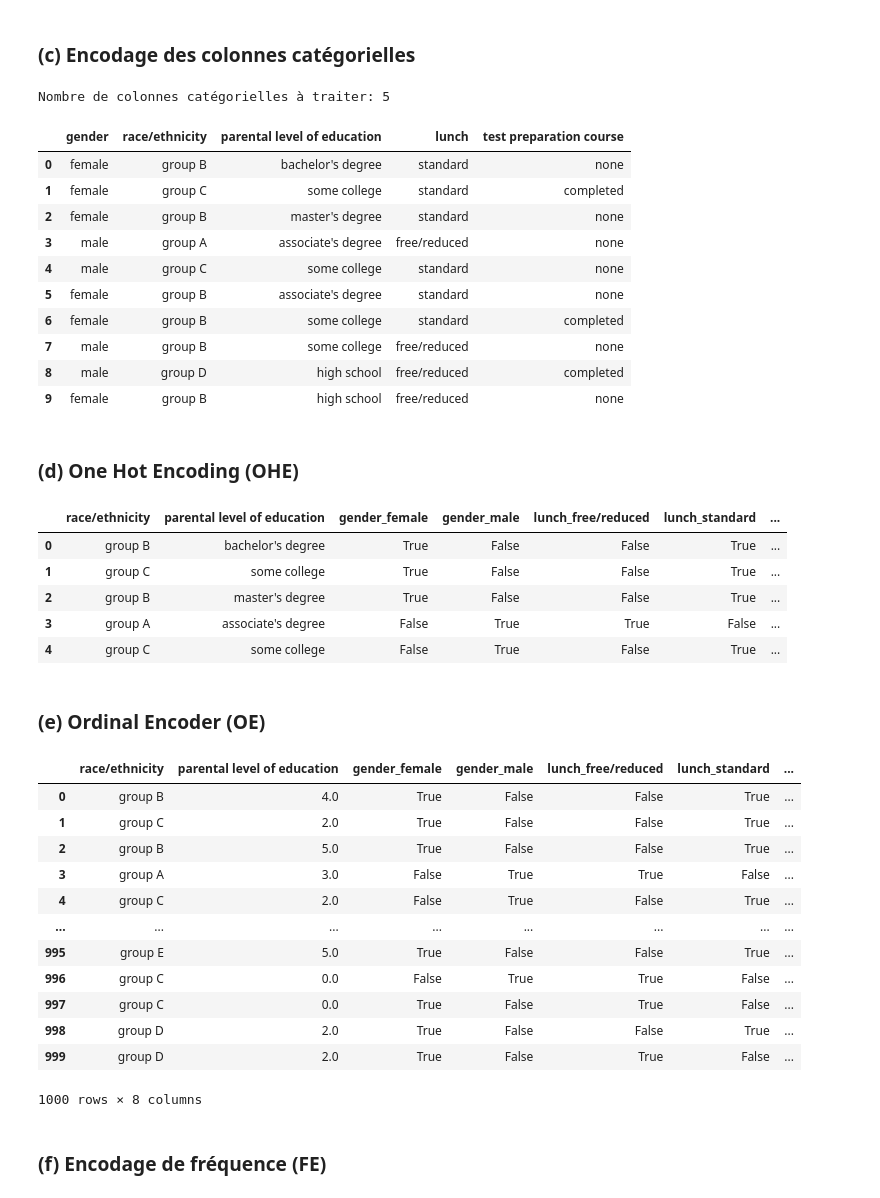
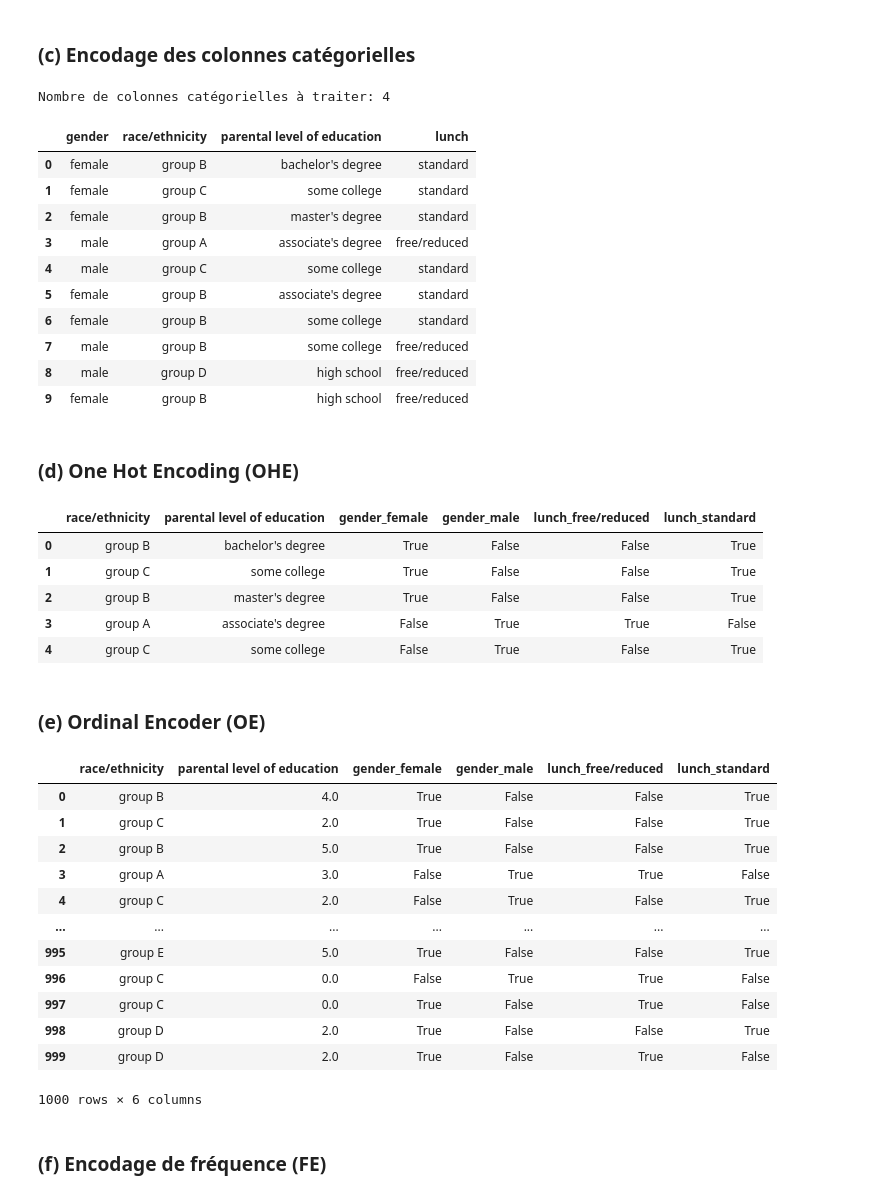
Before and after one commit to 2675781-creator/UA3ProjetPerformanceAcademiqueEtudiants, a Jupyter notebook: notebooks/projet_UA3.ipynb, the cells around one changed output. Drawn from its saved outputs; the diff is of its cells as text; code cells hidden in the pictures.

```diff
--- a/notebooks/projet_UA3.ipynb
+++ b/notebooks/projet_UA3.ipynb
@@ -129,6 +129,7 @@ writing score                  77
 dtype: int64
 # %%
 # sélection des colonnes catégoriel
-categoriel_col = df.select_dtypes(exclude=["number"]).columns
+## Definir `test preparation course` - comme cible..
+categoriel_col = df.select_dtypes(exclude=["number"]).columns.drop('test preparation course')
 categoriel_col
 # %% [output]
@@ -149,33 +148,33 @@ categoriel_df = df[categoriel_col]
 print(f"Nombre de colonnes catégorielles à traiter: {len(categoriel_col)}")
 categoriel_df.head(10)
 # %% [output]
-Nombre de colonnes catégorielles à traiter: 5
+Nombre de colonnes catégorielles à traiter: 4
-|  | gender | race/ethnicity | parental level of education | lunch | test preparation course |
-| 0 | female | group B | bachelor's degree | standard | none |
-| 1 | female | group C | some college | standard | completed |
-| 2 | female | group B | master's degree | standard | none |
-| 3 | male | group A | associate's degree | free/reduced | none |
-| 4 | male | group C | some college | standard | none |
-| 5 | female | group B | associate's degree | standard | none |
-| 6 | female | group B | some college | standard | completed |
-| 7 | male | group B | some college | free/reduced | none |
-| 8 | male | group D | high school | free/reduced | completed |
-| 9 | female | group B | high school | free/reduced | none |
+|  | gender | race/ethnicity | parental level of education | lunch |
+| 0 | female | group B | bachelor's degree | standard |
+| 1 | female | group C | some college | standard |
+| 2 | female | group B | master's degree | standard |
+| 3 | male | group A | associate's degree | free/reduced |
+| 4 | male | group C | some college | standard |
+| 5 | female | group B | associate's degree | standard |
+| 6 | female | group B | some college | standard |
+| 7 | male | group B | some college | free/reduced |
+| 8 | male | group D | high school | free/reduced |
+| 9 | female | group B | high school | free/reduced |
 # %% [markdown]
 ### (d) One Hot Encoding (OHE)
 # %%
 # one hot encoding pour la colonne gender et test preparation course
 
-# 1 - OHE des caractéristiques `gender`, `lunch` et `test preparation course`
-categoriel_df = pd.get_dummies(categoriel_df, columns=['gender', 'lunch', 'test preparation course'])
+# 1 - OHE des caractéristiques `gender`, `lunch` #### et `test preparation course`
+categoriel_df = pd.get_dummies(categoriel_df, columns=['gender', 'lunch',]) # 'test preparation course'])
 categoriel_df.head()
 # %% [output]
-|  | race/ethnicity | parental level of education | gender_female | gender_male | lunch_free/reduced | lunch_standard | ... |
-| 0 | group B | bachelor's degree | True | False | False | True | ... |
-| 1 | group C | some college | True | False | False | True | ... |
-| 2 | group B | master's degree | True | False | False | True | ... |
-| 3 | group A | associate's degree | False | True | True | False | ... |
-| 4 | group C | some college | False | True | False | True | ... |
+|  | race/ethnicity | parental level of education | gender_female | gender_male | lunch_free/reduced | lunch_standard |
+| 0 | group B | bachelor's degree | True | False | False | True |
+| 1 | group C | some college | True | False | False | True |
+| 2 | group B | master's degree | True | False | False | True |
+| 3 | group A | associate's degree | False | True | True | False |
+| 4 | group C | some college | False | True | False | True |
 # %% [markdown]
 ### (e) Ordinal Encoder (OE)
 # %%
@@ -198,19 +197,19 @@ categoriel_df
 # 4 = bachelor's degree
 # 5 = master's degree
 # %% [output]
-|  | race/ethnicity | parental level of education | gender_female | gender_male | lunch_free/reduced | lunch_standard | ... |
-| 0 | group B | 4.0 | True | False | False | True | ... |
-| 1 | group C | 2.0 | True | False | False | True | ... |
-| 2 | group B | 5.0 | True | False | False | True | ... |
-| 3 | group A | 3.0 | False | True | True | False | ... |
-| 4 | group C | 2.0 | False | True | False | True | ... |
-| ... | ... | ... | ... | ... | ... | ... | ... |
-| 995 | group E | 5.0 | True | False | False | True | ... |
-| 996 | group C | 0.0 | False | True | True | False | ... |
-| 997 | group C | 0.0 | True | False | True | False | ... |
-| 998 | group D | 2.0 | True | False | False | True | ... |
-| 999 | group D | 2.0 | True | False | True | False | ... |
+|  | race/ethnicity | parental level of education | gender_female | gender_male | lunch_free/reduced | lunch_standard |
+| 0 | group B | 4.0 | True | False | False | True |
+| 1 | group C | 2.0 | True | False | False | True |
+| 2 | group B | 5.0 | True | False | False | True |
+| 3 | group A | 3.0 | False | True | True | False |
+| 4 | group C | 2.0 | False | True | False | True |
+| ... | ... | ... | ... | ... | ... | ... |
+| 995 | group E | 5.0 | True | False | False | True |
+| 996 | group C | 0.0 | False | True | True | False |
+| 997 | group C | 0.0 | True | False | True | False |
+| 998 | group D | 2.0 | True | False | False | True |
+| 999 | group D | 2.0 | True | False | True | False |
-1000 rows × 8 columns
+1000 rows × 6 columns
 # %% [markdown]
 ### (f) Encodage de fréquence (FE)
 # %%
```
Also changed, not shown: parts of 48 cells of this notebook, 1 other file.
